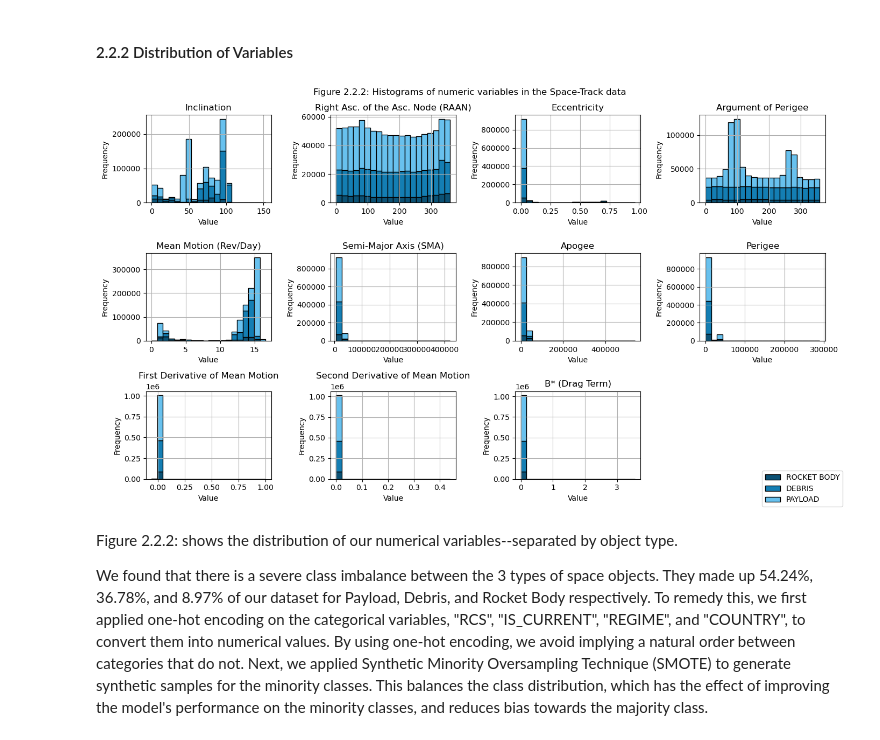
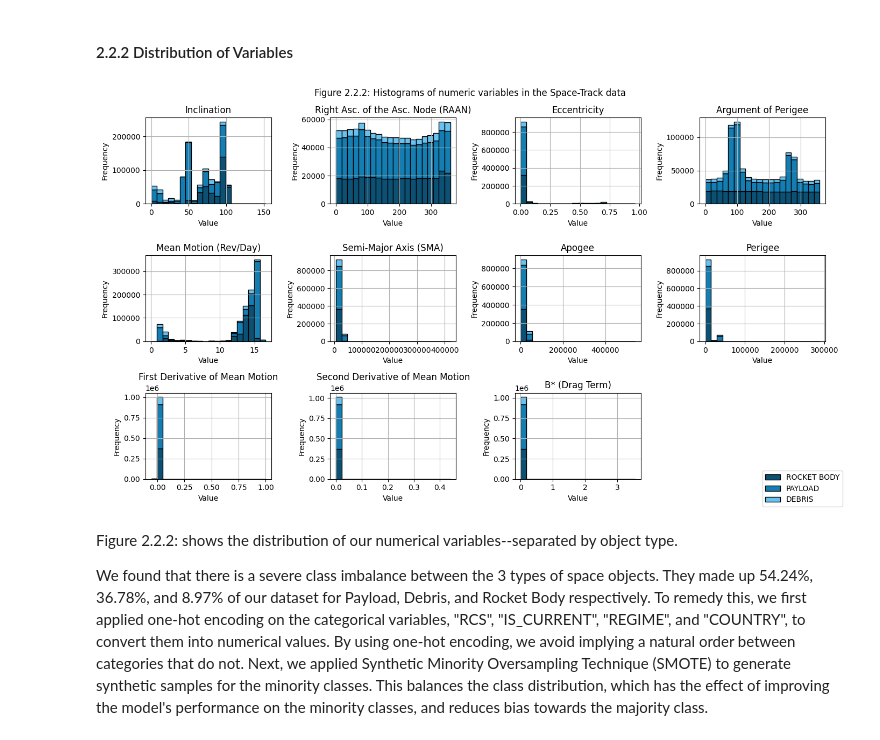
Before and after one commit to tedinspace/space-object-identification, a Jupyter notebook: src/Milestone4.ipynb, the cells around one changed output. Drawn from its saved outputs; the diff is of its cells as text; code cells hidden in the pictures.

Commit message:
cleaned up imports / made colors consistent with other stacked hist

```diff
--- a/src/Milestone4.ipynb
+++ b/src/Milestone4.ipynb
@@ -278,9 +270,9 @@ viz.plot_corr_matrix(df_final, X_numerical_revised, viz.pretty_column_names(), "
 # %% [markdown]
 #### 2.2.2 Distribution of Variables
 # %%
-viz.plot_stacked_histograms([df_rb, df_debris, df_payload], X_numerical_revised, viz.pretty_column_names(),"Figure 2.2.2: Histograms of numeric variables in the Space-Track data")
+viz.plot_stacked_histograms([df_debris, df_payload,df_rb ], X_numerical_revised, viz.pretty_column_names(),"Figure 2.2.2: Histograms of numeric variables in the Space-Track data")
 # %% [output]
-[figure, old version]
+[figure, new version]
 # %% [markdown]
 Figure 2.2.2: shows the distribution of our numerical variables--separated by object type.
 
```
Also changed, not shown: parts of 2 cells of this notebook, 1 other file.
